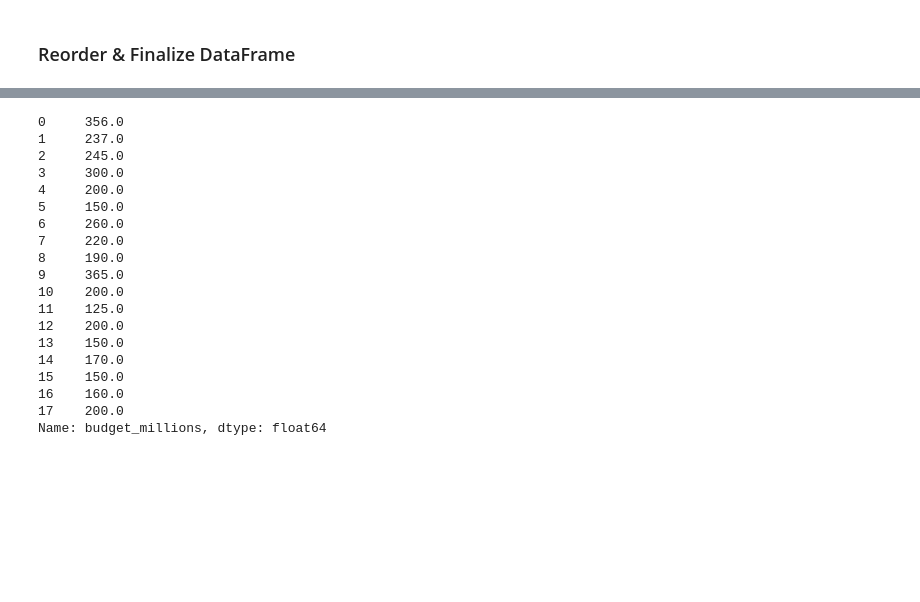
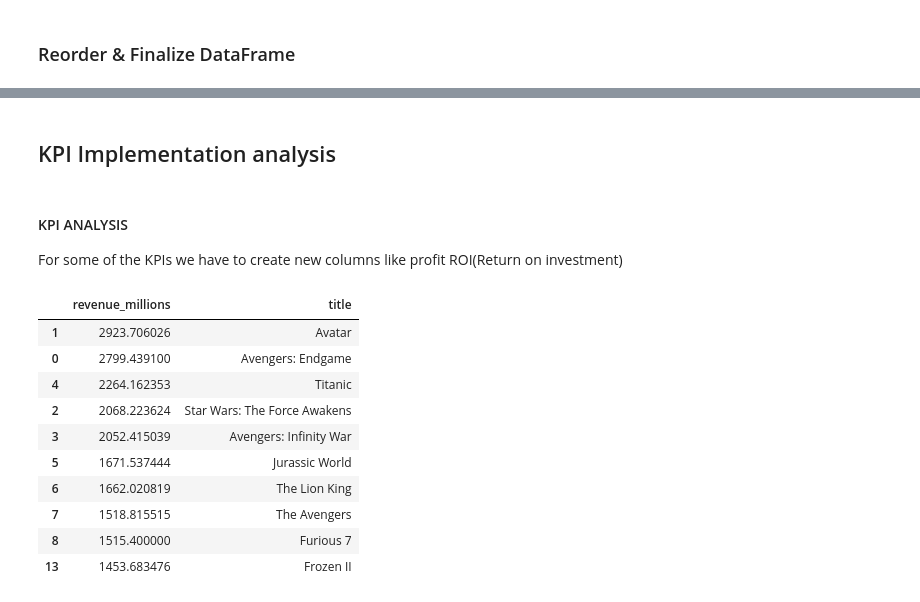
Before and after one commit to Hakeemwiki/DE-Projects, a Jupyter notebook: notebooks/TMDB_Movie_analysis.ipynb, the cells around one changed output, grey strips where cells are left out. Drawn from its saved outputs; the diff is of its cells as text; code cells hidden in the pictures; blank space fills up the shorter version.

```diff
--- a/notebooks/TMDB_Movie_analysis.ipynb
+++ b/notebooks/TMDB_Movie_analysis.ipynb
@@ -355,0 +377,2 @@ data.to_csv("/Users/hakeemwikireh/Desktop/tmdb_movie_analysis/data/processed/cle
+# %% [markdown]
+## KPI Implementation analysis
@@ -356,22 +413,5 @@ data.to_csv("/Users/hakeemwikireh/Desktop/tmdb_movie_analysis/data/processed/cle
+# %% [markdown]
+#### KPI ANALYSIS
+For some of the KPIs we have to create new columns like profit ROI(Return on investment)
 # %%
-data['budget_millions']
+data['profit'] = data['revenue_millions'] - data['budget_millions']
-# %% [output]
-0     356.0
-1     237.0
-2     245.0
-3     300.0
-4     200.0
-5     150.0
-6     260.0
-7     220.0
-8     190.0
-9     365.0
-10    200.0
-11    125.0
-12    200.0
-13    150.0
-14    170.0
-15    150.0
-16    160.0
-17    200.0
-Name: budget_millions, dtype: float64
@@ -377,0 +420,15 @@ Name: budget_millions, dtype: float64
+# %%
+highest_rev = kpi_ranking(data, 'revenue_millions')
+highest_rev[['revenue_millions', 'title']]
+# %% [output]
+|  | revenue_millions | title |
+| 1 | 2923.706026 | Avatar |
+| 0 | 2799.439100 | Avengers: Endgame |
+| 4 | 2264.162353 | Titanic |
+| 2 | 2068.223624 | Star Wars: The Force Awakens |
+| 3 | 2052.415039 | Avengers: Infinity War |
+| 5 | 1671.537444 | Jurassic World |
+| 6 | 1662.020819 | The Lion King |
+| 7 | 1518.815515 | The Avengers |
+| 8 | 1515.400000 | Furious 7 |
+| 13 | 1453.683476 | Frozen II |
```
Also changed, not shown: parts of 8 cells of this notebook.
